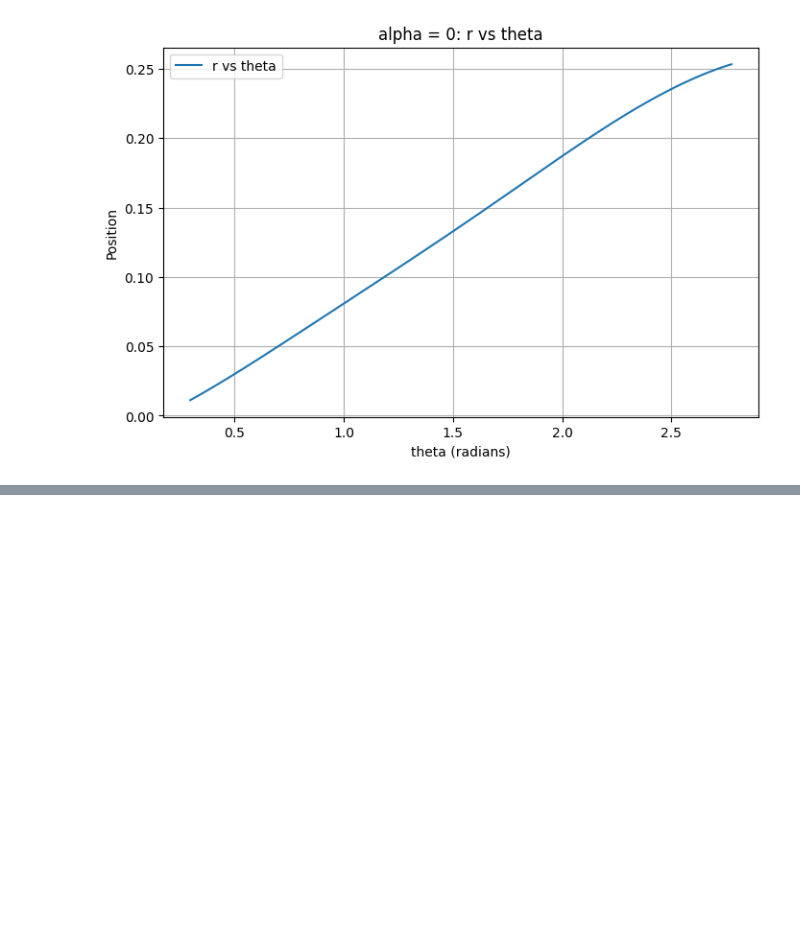
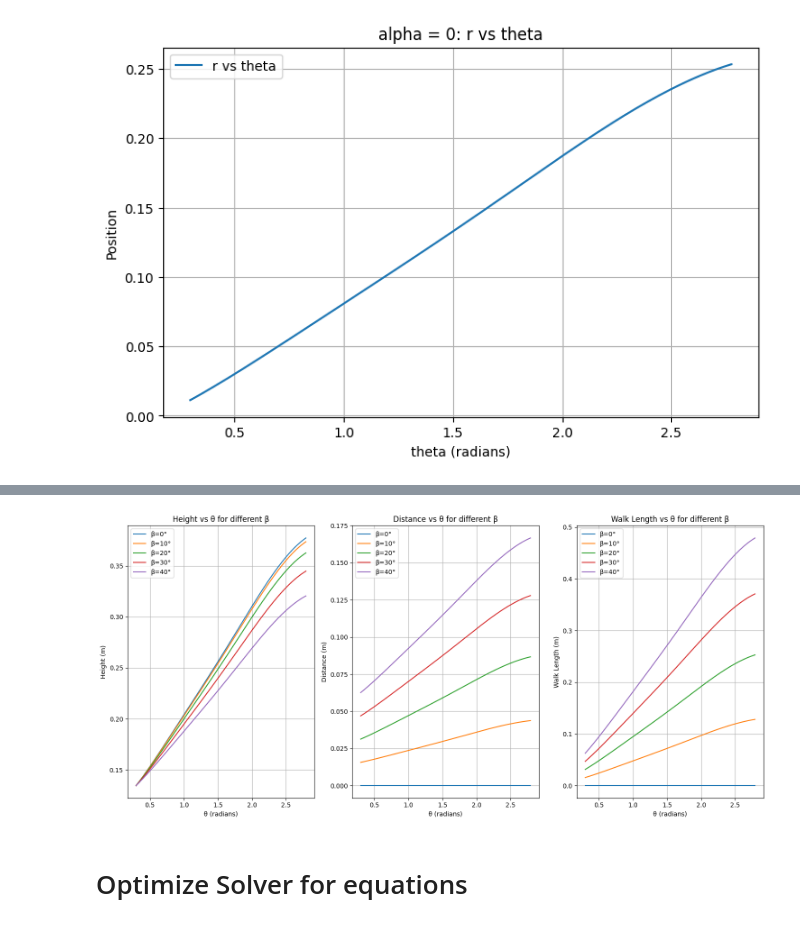
Before and after one commit to Starlee-0514/LegWheel, a Jupyter notebook: Note/Note.ipynb, the cells around one changed output, grey strips where cells are left out. Saved outputs shown, nothing was run; the diff lists cells and outputs as text; code cells hidden in the pictures; blank space fills up the shorter version.

Commit message:
adjust animation script add equation solver for some functions

```diff
--- a/Note/Note.ipynb
+++ b/Note/Note.ipynb
@@ -136,0 +195,55 @@ plt.show()
+# %%
+THETA = np.array([np.deg2rad(i) for i in range(17,161)])
+BETA = np.array([0 for i in range(17,161)])
+leg.forward(THETA,BETA, vector=False)
+OO_r = np.array([-leg["O_r"].imag]).T
+beta_ = [np.deg2rad(i) for i in [0,10,20,30,40]]
+D_dict = {}
+W_dict = {}
+H_dict = {}
+
+for b in beta_:
+    r_rim = (leg["R"] + leg["foot_offset"] + leg["tyre_thickness"])
+    L = OO_r*2*np.sin(b)
+    H = r_rim + OO_r*np.cos(b)
+    D = (L+r_rim*2*b)/3
+
+    W_dict[b] = L+D
+    D_dict[b] = D
+    H_dict[b] = H
+# %%
+fig, (ax1, ax2, ax3) = plt.subplots(1, 3, figsize=(15, 7))
+
+l_ = [0,10,20,30,40]
+for b in beta_:
+    # Plot Height vs theta for different beta values
+    ax1.plot(THETA, H_dict[b], label=f'β={l_[beta_.index(b)]}°')
+    # Plot Distance vs theta for different beta values
+    ax2.plot(THETA, D_dict[b], label=f'β={l_[beta_.index(b)]}°')
+    # Plot Walk length vs theta for different beta values
+    ax3.plot(THETA, W_dict[b], label=f'β={l_[beta_.index(b)]}°')
+
+ax1.set_xlabel('θ (radians)')
+ax1.set_ylabel('Height (m)')
+ax1.set_title('Height vs θ for different β')
+ax1.legend()
+ax1.grid()
+
+ax2.set_xlabel('θ (radians)')
+ax2.set_ylabel('Distance (m)')
+ax2.set_title('Distance vs θ for different β')
+ax2.legend()
+ax2.grid()
+
+ax3.set_xlabel('θ (radians)')
+ax3.set_ylabel('Walk Length (m)')
+ax3.set_title('Walk Length vs θ for different β')
+ax3.legend()
+ax3.grid()
+
+plt.tight_layout()
+plt.show()
+# %% [output]
+[figure, added]
+# %% [markdown]
+# Optimize Solver for equations
```
Also changed, not shown: parts of 10 cells of this notebook, 2 other files.
